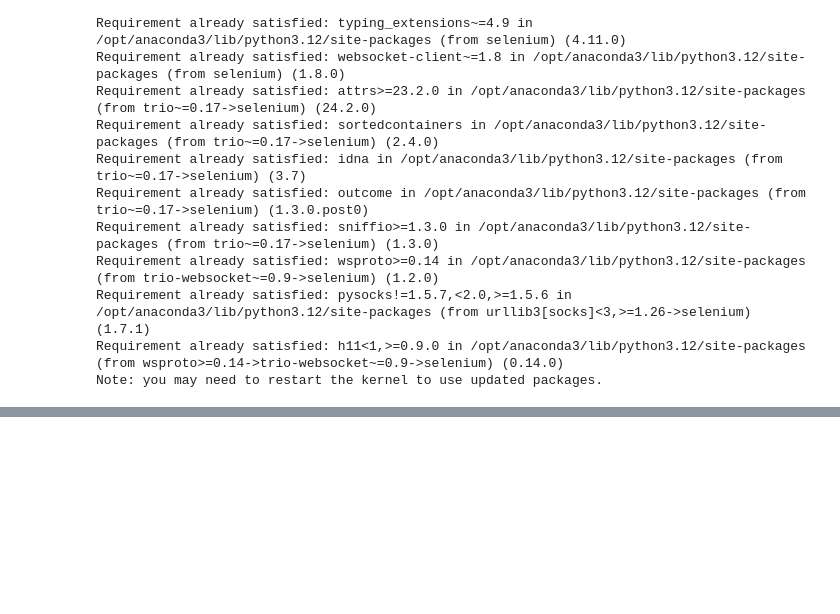
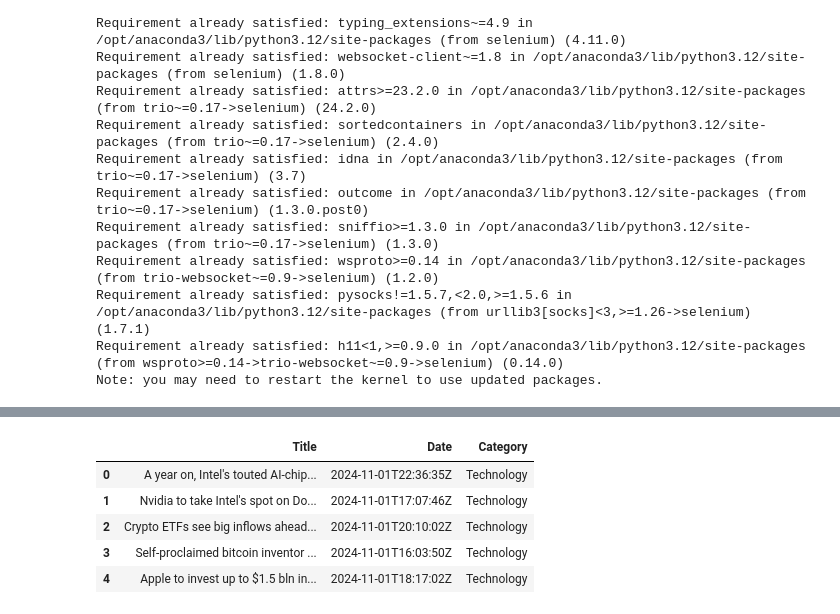
Before and after one commit to mila1357/RecommendationSystemTest, a Jupyter notebook: Selenium.ipynb, the cells around one changed output, grey strips where cells are left out. Saved outputs shown, nothing was run; the diff lists cells and outputs as text; code cells hidden in the pictures; blank space fills up the shorter version.

```diff
--- a/Selenium.ipynb
+++ b/Selenium.ipynb
@@ -79,0 +106,9 @@ data.to_csv("reuters_technology_articles.csv", index=False)
+# %%
+data.head()
+# %% [output]
+|  | Title | Date | Category |
+| 0 | A year on, Intel's touted AI-chip... | 2024-11-01T22:36:35Z | Technology |
+| 1 | Nvidia to take Intel's spot on Do... | 2024-11-01T17:07:46Z | Technology |
+| 2 | Crypto ETFs see big inflows ahead... | 2024-11-01T20:10:02Z | Technology |
+| 3 | Self-proclaimed bitcoin inventor ... | 2024-11-01T16:03:50Z | Technology |
+| 4 | Apple to invest up to $1.5 bln in... | 2024-11-01T18:17:02Z | Technology |
```
Also changed, not shown: parts of 9 cells of this notebook.
